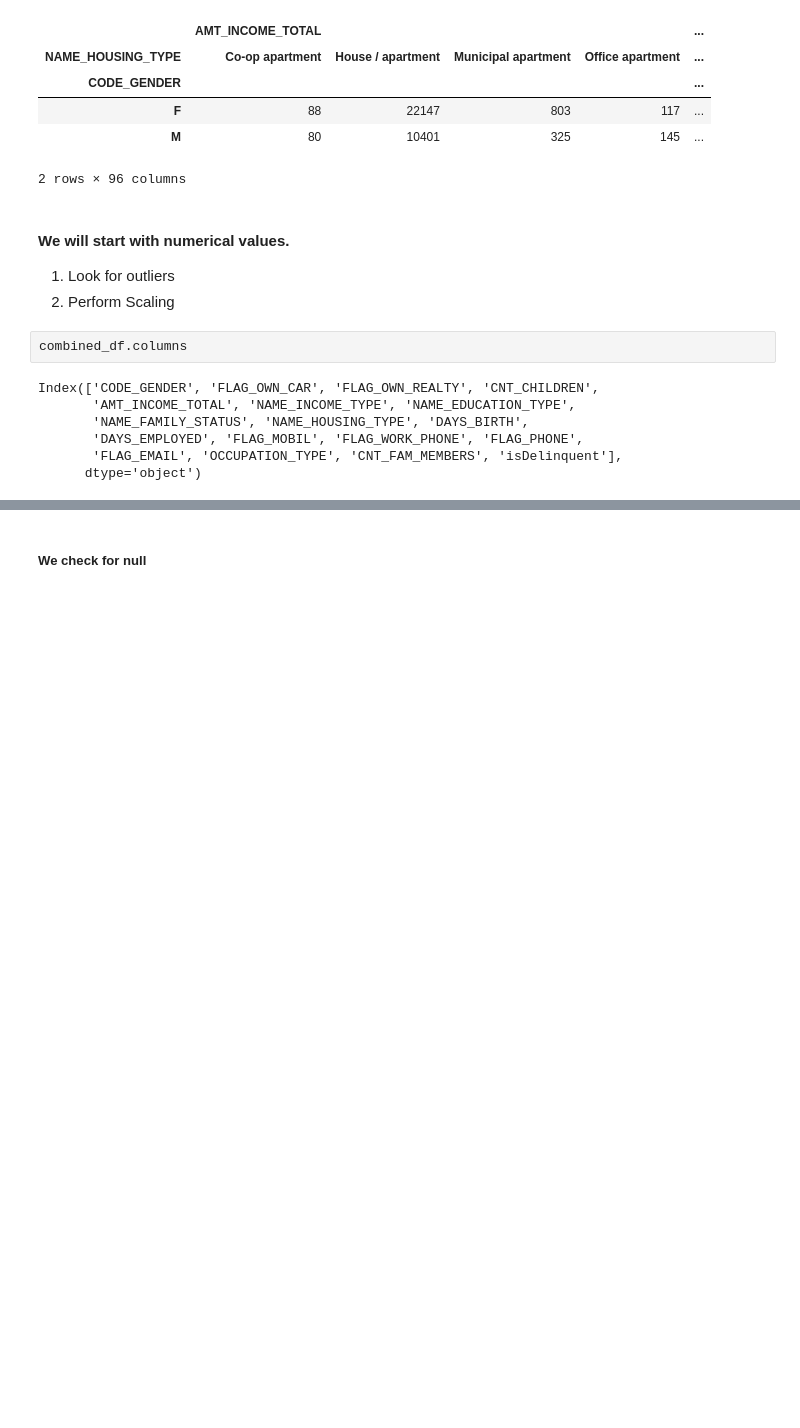
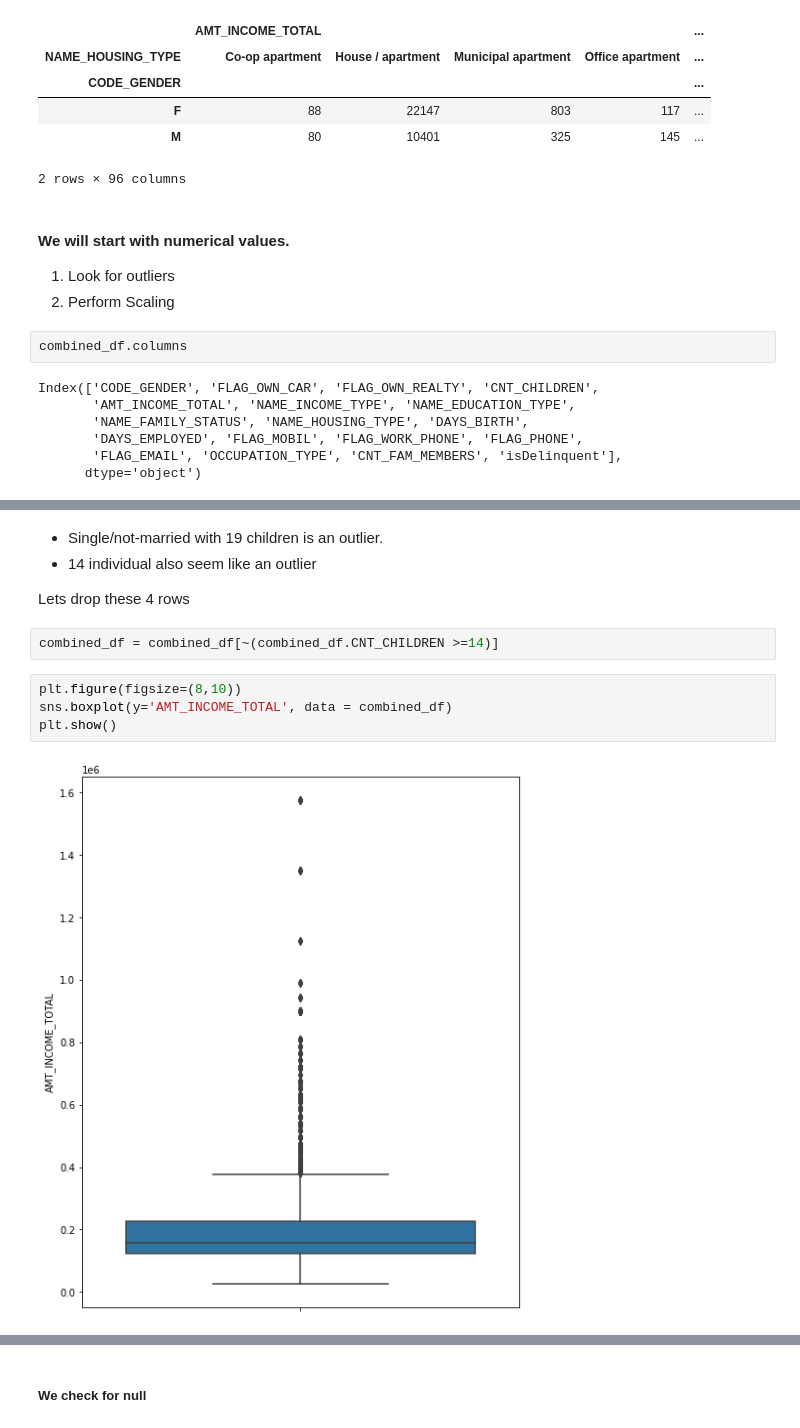
Before and after one commit to anusu90/CTR, a Jupyter notebook: CTR.ipynb, the cells around one changed output, grey strips where cells are left out. Cells and saved outputs as stored; diff of their text form; blank space fills up the shorter version.

```diff
--- a/CTR.ipynb
+++ b/CTR.ipynb
@@ -162,0 +215,13 @@ sns.boxplot(data  = combined_df)
+# %% [markdown]
+* Single/not-married with 19 children is an outlier.
+* 14 individual also seem like an outlier
+
+Lets drop these 4 rows
+# %%
+combined_df = combined_df[~(combined_df.CNT_CHILDREN >=14)]
+# %%
+plt.figure(figsize=(8,10))
+sns.boxplot(y='AMT_INCOME_TOTAL', data = combined_df)
+plt.show()
+# %% [output]
+[figure, added]
```
Also changed, not shown: parts of 29 cells of this notebook, 3 other files.
